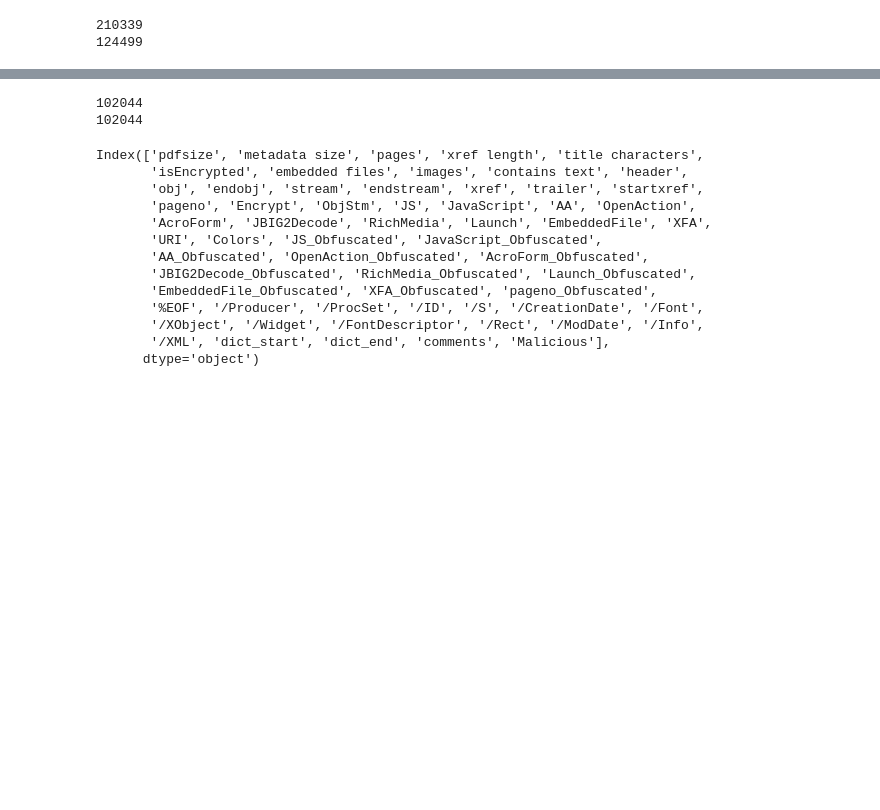
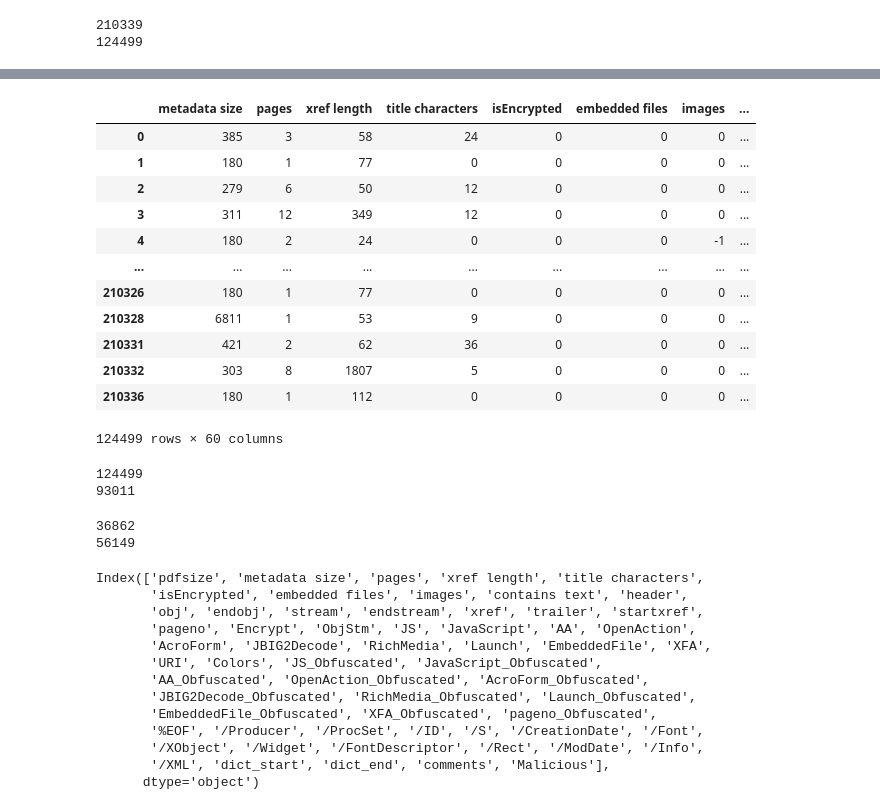
Before and after one commit to HimanS1708/CS658_Project, a Jupyter notebook: Analysis/main.ipynb, the cells around one changed output, grey strips where cells are left out. Cells and saved outputs as stored; diff of their text form; code cells hidden in the pictures; blank space fills up the shorter version.

```diff
--- a/Analysis/main.ipynb
+++ b/Analysis/main.ipynb
@@ -47,12 +47,34 @@ temp = temp.drop(columns=['MD5'])
+# %%
+temp.drop(columns=['pdfsize'])
+# %% [output]
+|  | metadata size | pages | xref length | title characters | isEncrypted | embedded files | images | ... |
+| 0 | 385 | 3 | 58 | 24 | 0 | 0 | 0 | ... |
+| 1 | 180 | 1 | 77 | 0 | 0 | 0 | 0 | ... |
+| 2 | 279 | 6 | 50 | 12 | 0 | 0 | 0 | ... |
+| 3 | 311 | 12 | 349 | 12 | 0 | 0 | 0 | ... |
+| 4 | 180 | 2 | 24 | 0 | 0 | 0 | -1 | ... |
+| ... | ... | ... | ... | ... | ... | ... | ... | ... |
+| 210326 | 180 | 1 | 77 | 0 | 0 | 0 | 0 | ... |
+| 210328 | 6811 | 1 | 53 | 9 | 0 | 0 | 0 | ... |
+| 210331 | 421 | 2 | 62 | 36 | 0 | 0 | 0 | ... |
+| 210332 | 303 | 8 | 1807 | 5 | 0 | 0 | 0 | ... |
+| 210336 | 180 | 1 | 112 | 0 | 0 | 0 | 0 | ... |
+124499 rows × 60 columns
 # %%
 # Removing duplicates
 
 print(len(temp))
-temp.drop_duplicates
+temp = temp.drop_duplicates()
 print(len(temp))
 # %% [output]
-102044
-102044
+124499
+93011
+# %%
+print(len(temp[temp['Malicious'] == 'Yes']))
+print(len(temp[temp['Malicious'] == 'No']))
+# %% [output]
+36862
+56149
 # %%
 temp.columns
 # %% [output]
```
Also changed, not shown: parts of 20 cells of this notebook.
